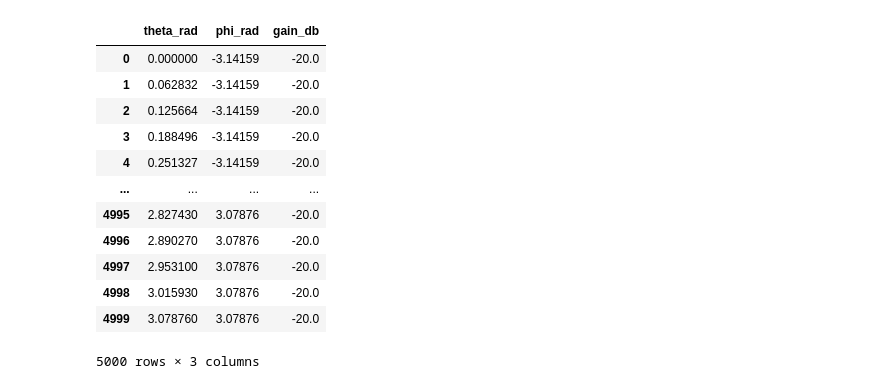
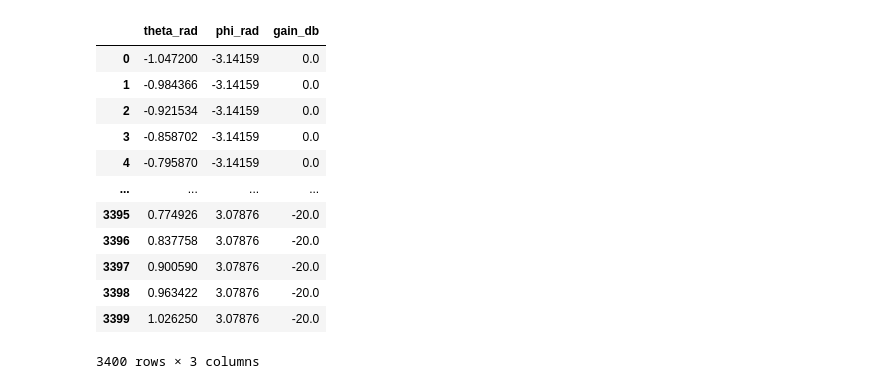
Before and after one commit to wmbjo/ns-3.37, a Jupyter notebook: plot_antenna.ipynb, the cells around one changed output. Drawn from its saved outputs; the diff is of its cells as text; code cells hidden in the pictures.

```diff
--- a/plot_antenna.ipynb
+++ b/plot_antenna.ipynb
@@ -3,19 +3,21 @@ import pandas as pd
 import numpy as np
 import matplotlib.pyplot as plt
 # %%
-df = pd.read_csv('simulation_results.csv')
+#df = pd.read_csv('simulation_results.csv')
+df = pd.read_csv('simulation_my_antenna_model_2.csv')
+
 df
 # %% [output]
 |  | theta_rad | phi_rad | gain_db |
-| 0 | 0.000000 | -3.14159 | -20.0 |
-| 1 | 0.062832 | -3.14159 | -20.0 |
-| 2 | 0.125664 | -3.14159 | -20.0 |
-| 3 | 0.188496 | -3.14159 | -20.0 |
-| 4 | 0.251327 | -3.14159 | -20.0 |
+| 0 | -1.047200 | -3.14159 | 0.0 |
+| 1 | -0.984366 | -3.14159 | 0.0 |
+| 2 | -0.921534 | -3.14159 | 0.0 |
+| 3 | -0.858702 | -3.14159 | 0.0 |
+| 4 | -0.795870 | -3.14159 | 0.0 |
 | ... | ... | ... | ... |
-| 4995 | 2.827430 | 3.07876 | -20.0 |
-| 4996 | 2.890270 | 3.07876 | -20.0 |
-| 4997 | 2.953100 | 3.07876 | -20.0 |
-| 4998 | 3.015930 | 3.07876 | -20.0 |
-| 4999 | 3.078760 | 3.07876 | -20.0 |
+| 3395 | 0.774926 | 3.07876 | -20.0 |
+| 3396 | 0.837758 | 3.07876 | -20.0 |
+| 3397 | 0.900590 | 3.07876 | -20.0 |
+| 3398 | 0.963422 | 3.07876 | -20.0 |
+| 3399 | 1.026250 | 3.07876 | -20.0 |
-5000 rows × 3 columns
+3400 rows × 3 columns
```
Also changed, not shown: parts of 12 cells of this notebook, 9 other files.
